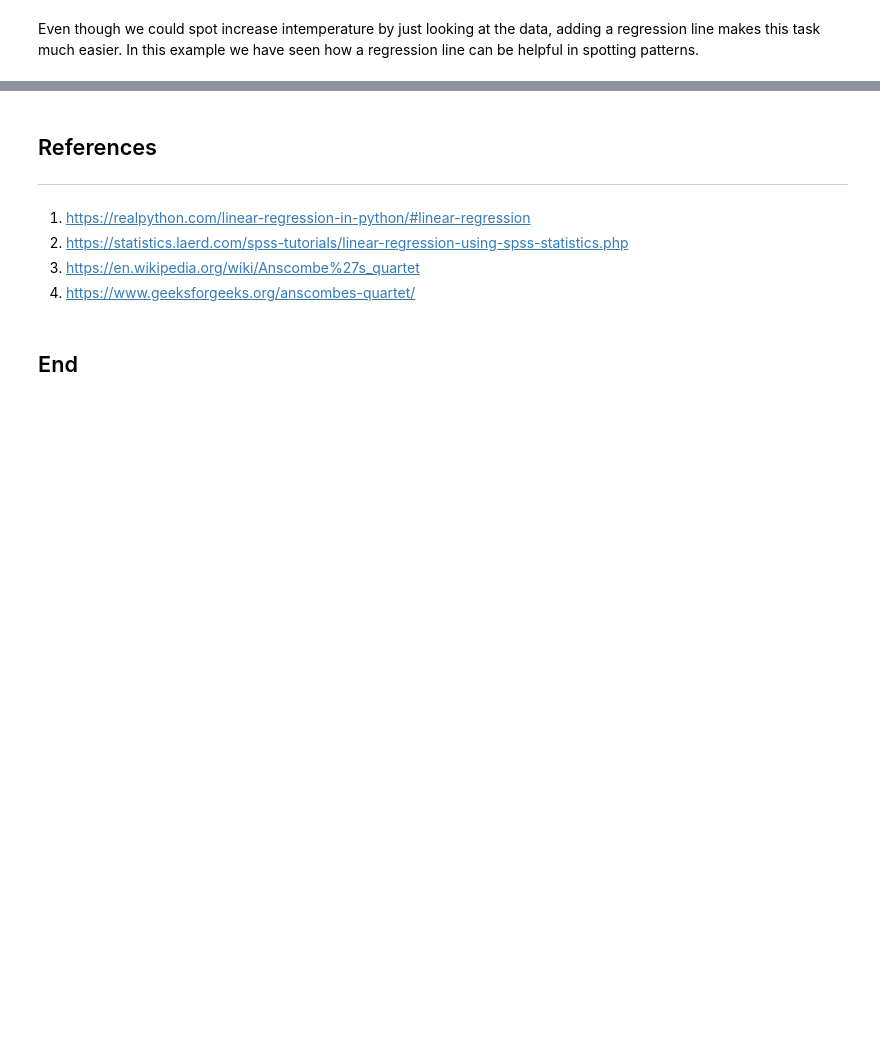
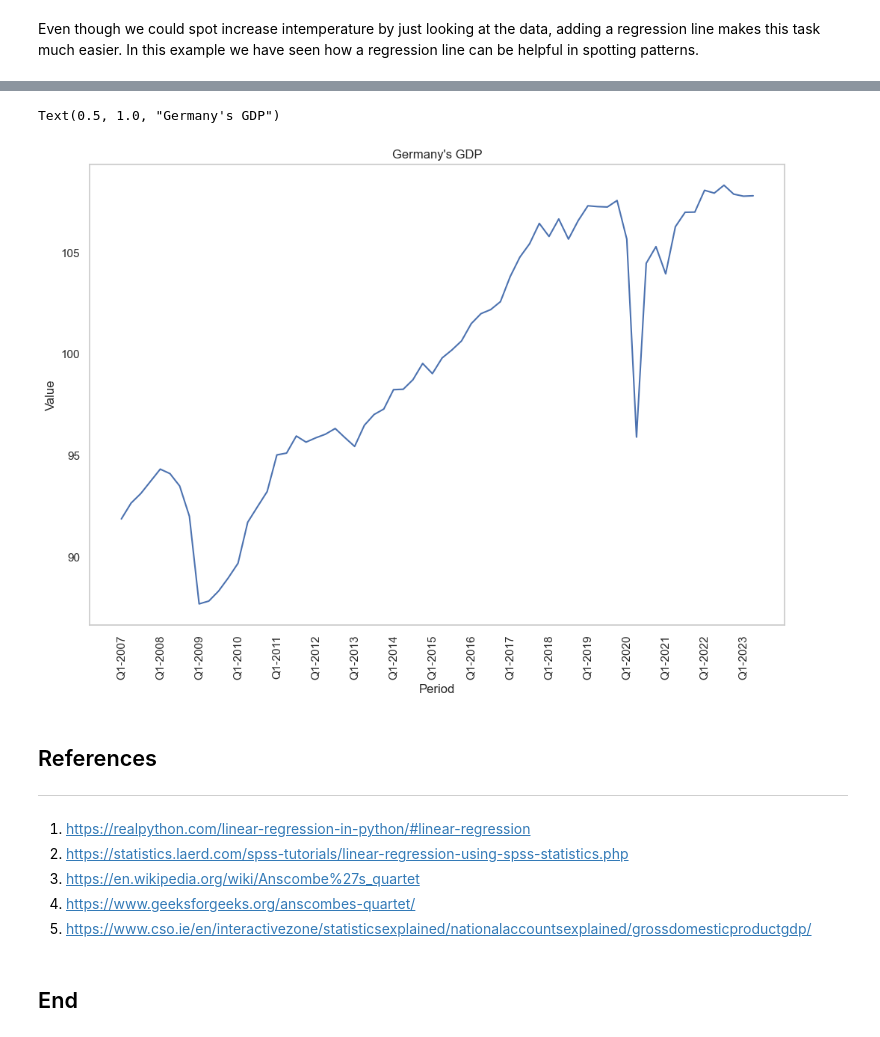
Before and after one commit to angelinka/machine_learning_assessment, a Jupyter notebook: regression.ipynb, the cells around one changed output, grey strips where cells are left out. Drawn from its saved outputs; the diff is of its cells as text; code cells hidden in the pictures; blank space fills up the shorter version.

```diff
--- a/regression.ipynb
+++ b/regression.ipynb
@@ -505,0 +519,10 @@ Even though we could spot increase intemperature by just looking at the data, ad
+# %%
+# loading file to pandas
+gdp = pd.read_csv('data/QNA_13082023144437742.csv')
+
+# we only want the volume data, VIXOBSA and we are only interested in Germany
+germany = gdp[(gdp['MEASURE']=='VIXOBSA')
+& (gdp['Country']=='Germany')]
+# reduce the data by only copying the columns Period and Value (the GDP figure).
+germany = germany[['Period','Value']]
+germany
@@ -506,3 +543,19 @@ Even though we could spot increase intemperature by just looking at the data, ad
+# %%
+# defining plot size
+plt.figure(figsize=(12,8))
+# rotating x labels
+plt.xticks(rotation=90)
+g= sns.lineplot(data=germany, x='Period', y='Value')
+# displaying every 4th labe as overwise it's too clutered
+for ind, label in enumerate(g.get_xticklabels()):
+    if ind % 4 == 0:  # every 4th label is kept
+        label.set_visible(True)
+    else:
+        label.set_visible(False)
+plt.title("Germany's GDP")
+# %% [output]
+Text(0.5, 1.0, "Germany's GDP")
+[figure, added]
 # %% [markdown]
 ## References
 ***
@@ -510,5 +563,6 @@ Even though we could spot increase intemperature by just looking at the data, ad
 2. https://statistics.laerd.com/spss-tutorials/linear-regression-using-spss-statistics.php
 3. https://en.wikipedia.org/wiki/Anscombe%27s_quartet
 4. https://www.geeksforgeeks.org/anscombes-quartet/
+5. https://www.cso.ie/en/interactivezone/statisticsexplained/nationalaccountsexplained/grossdomesticproductgdp/
 # %% [markdown]
 ## End
```
Also changed, not shown: parts of 2 cells of this notebook.
